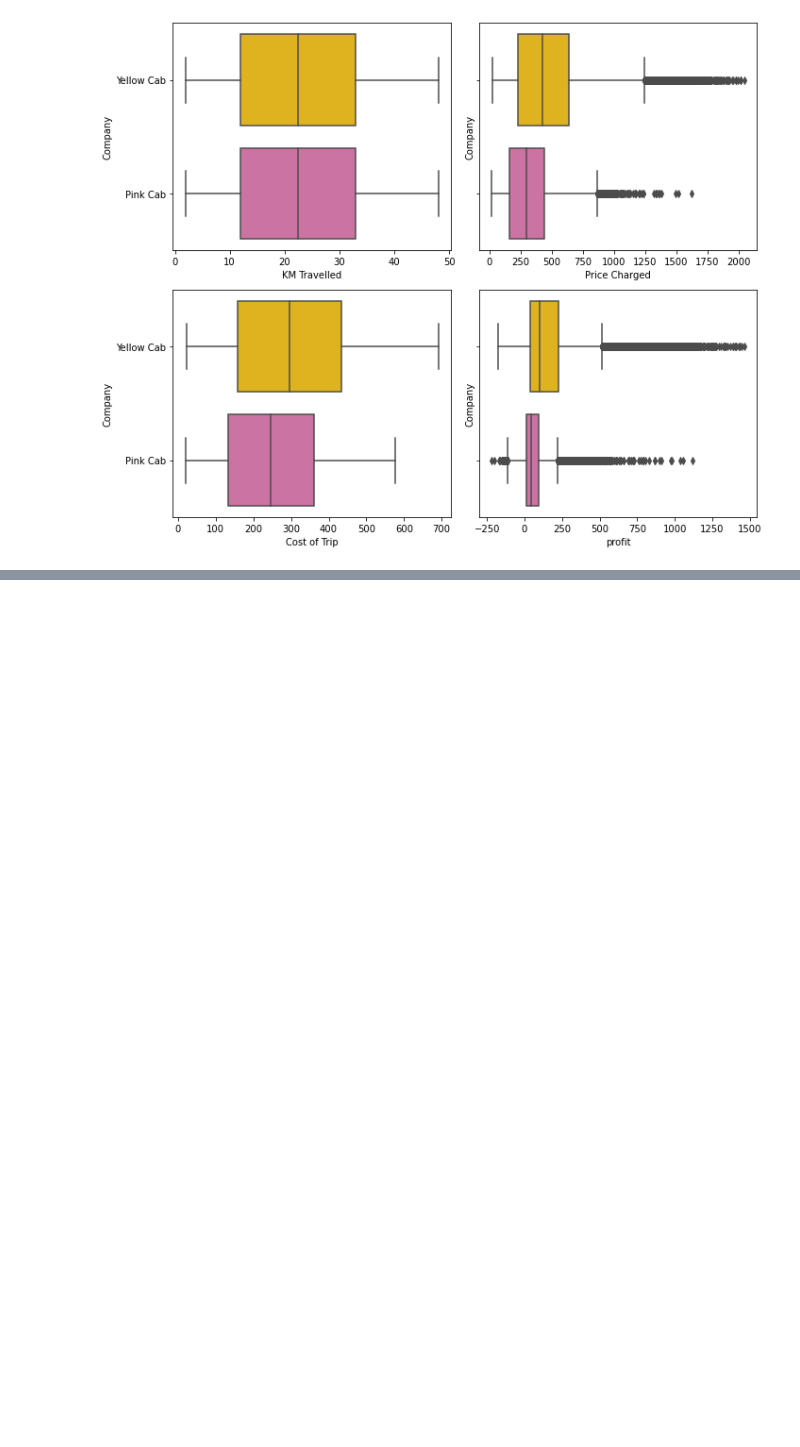
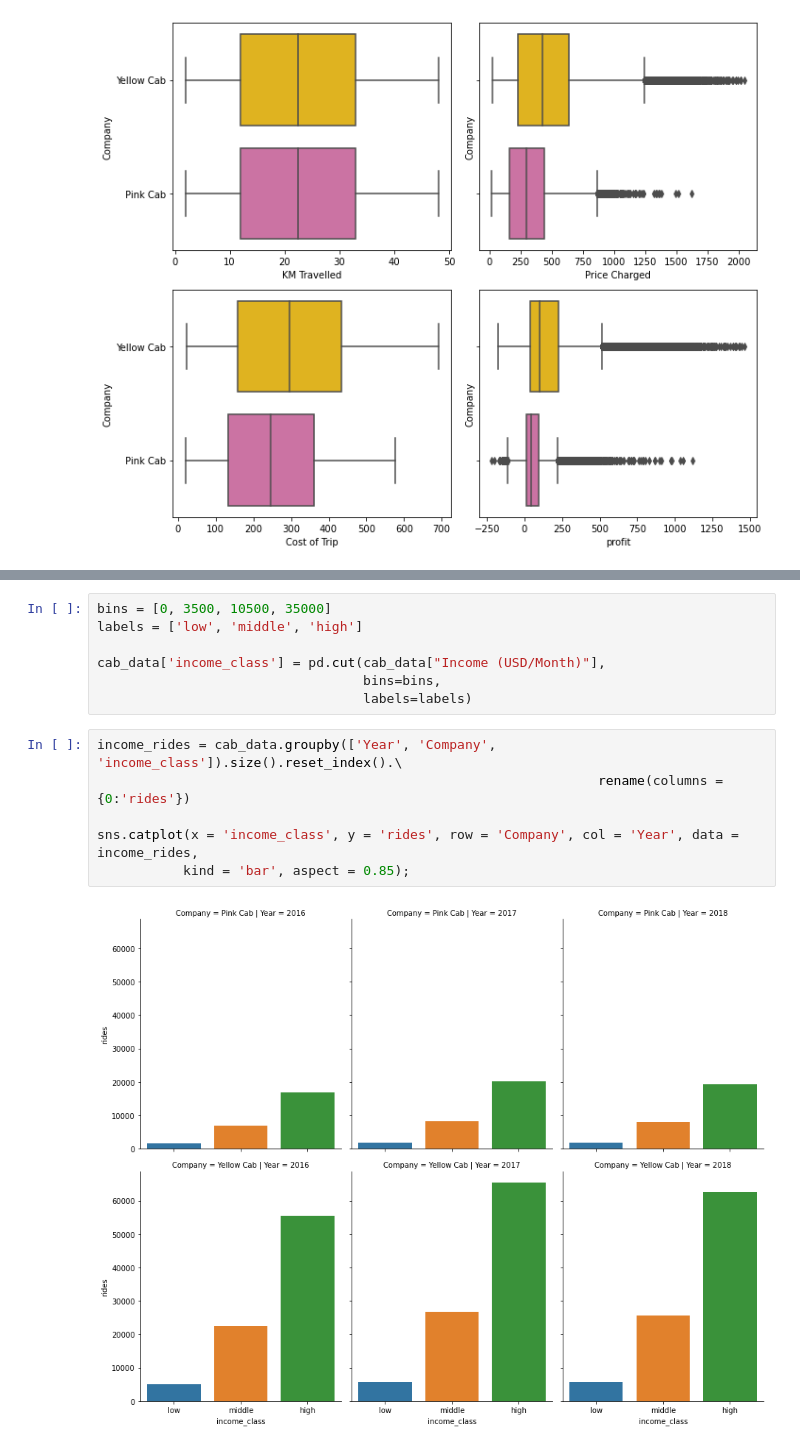
Before and after one commit to MohsenBah/G2M_Insight_Cab_Investment, a Jupyter notebook: G2M_insights.ipynb, the cells around one changed output, grey strips where cells are left out. Drawn from its saved outputs; the diff is of its cells as text; blank space fills up the shorter version.

```diff
--- a/G2M_insights.ipynb
+++ b/G2M_insights.ipynb
@@ -1066,0 +1031,15 @@ pr4.groupby(["Year", "Company"]).agg({
+# %%
+bins = [0, 3500, 10500, 35000]
+labels = ['low', 'middle', 'high']
+
+cab_data['income_class'] = pd.cut(cab_data["Income (USD/Month)"],
+                                  bins=bins,
+                                  labels=labels)
+# %%
+income_rides = cab_data.groupby(['Year', 'Company', 'income_class']).size().reset_index().\
+                                                                rename(columns = {0:'rides'})
+
+sns.catplot(x = 'income_class', y = 'rides', row = 'Company', col = 'Year', data = income_rides,
+           kind = 'bar', aspect = 0.85);
+# %% [output]
+[figure, added]
```
Also changed, not shown: parts of 73 cells of this notebook, 1 other file.
